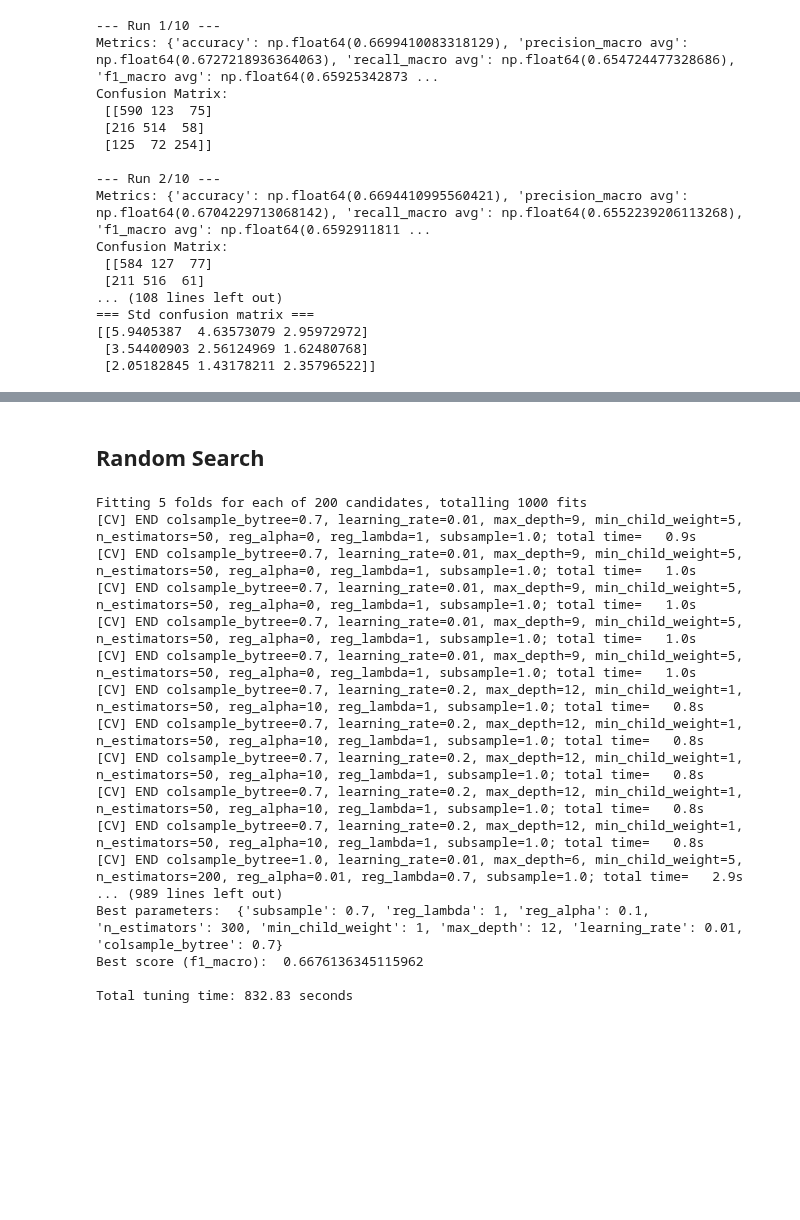
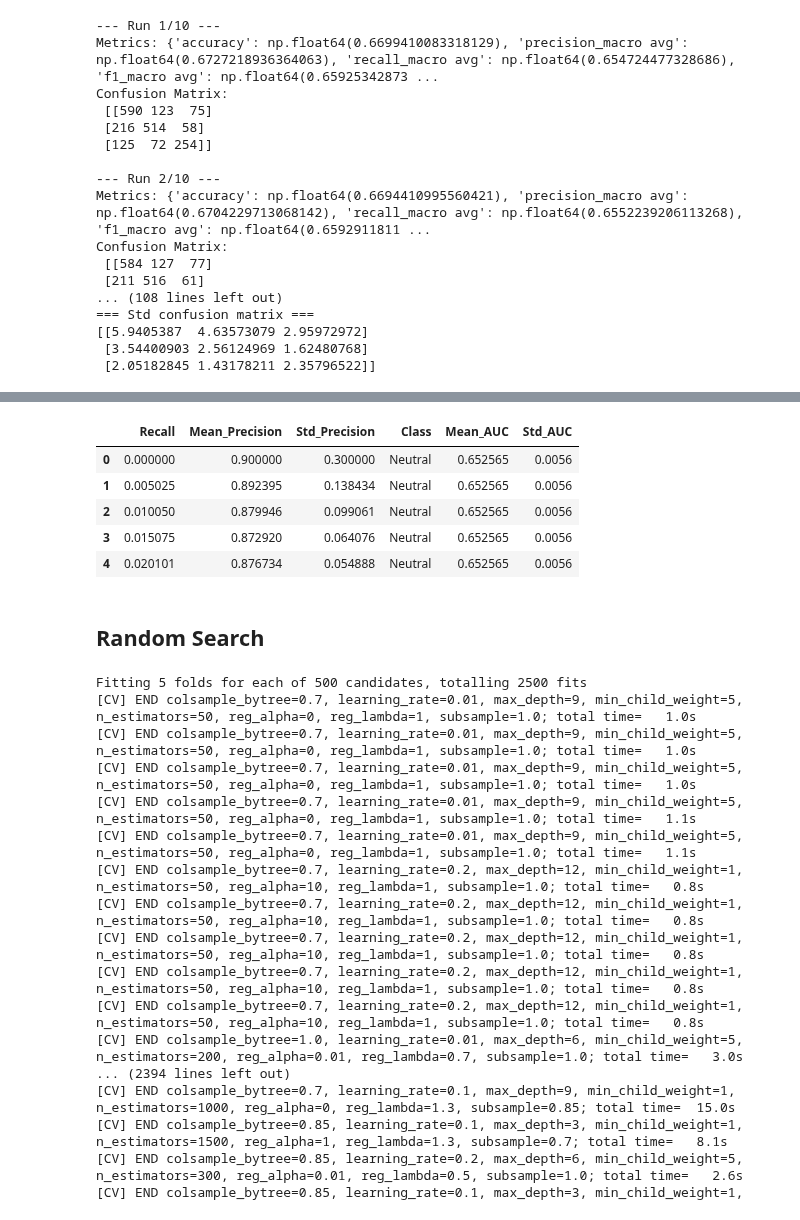
Before and after one commit to QuantitativeBiology/BECancerResistome, a Jupyter notebook: BECancerResistome/Prediction/Classifier_2.ipynb, the cells around one changed output, grey strips where cells are left out. Cells and saved outputs as stored; diff of their text form; code cells hidden in the pictures; blank space fills up the shorter version.

```diff
--- a/BECancerResistome/Prediction/Classifier_2.ipynb
+++ b/BECancerResistome/Prediction/Classifier_2.ipynb
@@ -1109,3 +1168,12 @@ Sensitivity f1        : 0.608 ± 0.004
+# %%
+pr_curve_data_df.head()
+# %% [output]
+|  | Recall | Mean_Precision | Std_Precision | Class | Mean_AUC | Std_AUC |
+| 0 | 0.000000 | 0.900000 | 0.300000 | Neutral | 0.652565 | 0.0056 |
+| 1 | 0.005025 | 0.892395 | 0.138434 | Neutral | 0.652565 | 0.0056 |
+| 2 | 0.010050 | 0.879946 | 0.099061 | Neutral | 0.652565 | 0.0056 |
+| 3 | 0.015075 | 0.872920 | 0.064076 | Neutral | 0.652565 | 0.0056 |
+| 4 | 0.020101 | 0.876734 | 0.054888 | Neutral | 0.652565 | 0.0056 |
 # %% [markdown]
 ## Random Search
 # %%
@@ -1132,7 +1200,7 @@ cv = StratifiedKFold(n_splits=5, shuffle=True, random_state=1)
 random_search = RandomizedSearchCV(
     estimator=xgb,
     param_distributions=params,
-    n_iter=200,
+    n_iter=500,
     scoring="f1_macro",
     cv=cv,
     verbose=2,
@@ -1149,20 +1217,20 @@ print("Best parameters: ", random_search.best_params_)
 print("Best score (f1_macro): ", random_search.best_score_)
 print(f"\nTotal tuning time: {end - start:.2f} seconds")
 # %% [output]
-Fitting 5 folds for each of 200 candidates, totalling 1000 fits
-[CV] END colsample_bytree=0.7, learning_rate=0.01, max_depth=9, min_child_weight=5, n_estimators=50, reg_alpha=0, reg_lambda=1, subsample=1.0; total time=   0.9s
+Fitting 5 folds for each of 500 candidates, totalling 2500 fits
 [CV] END colsample_bytree=0.7, learning_rate=0.01, max_depth=9, min_child_weight=5, n_estimators=50, reg_alpha=0, reg_lambda=1, subsample=1.0; total time=   1.0s
 [CV] END colsample_bytree=0.7, learning_rate=0.01, max_depth=9, min_child_weight=5, n_estimators=50, reg_alpha=0, reg_lambda=1, subsample=1.0; total time=   1.0s
 [CV] END colsample_bytree=0.7, learning_rate=0.01, max_depth=9, min_child_weight=5, n_estimators=50, reg_alpha=0, reg_lambda=1, subsample=1.0; total time=   1.0s
-[CV] END colsample_bytree=0.7, learning_rate=0.01, max_depth=9, min_child_weight=5, n_estimators=50, reg_alpha=0, reg_lambda=1, subsample=1.0; total time=   1.0s
+[CV] END colsample_bytree=0.7, learning_rate=0.01, max_depth=9, min_child_weight=5, n_estimators=50, reg_alpha=0, reg_lambda=1, subsample=1.0; total time=   1.1s
+[CV] END colsample_bytree=0.7, learning_rate=0.01, max_depth=9, min_child_weight=5, n_estimators=50, reg_alpha=0, reg_lambda=1, subsample=1.0; total time=   1.1s
 [CV] END colsample_bytree=0.7, learning_rate=0.2, max_depth=12, min_child_weight=1, n_estimators=50, reg_alpha=10, reg_lambda=1, subsample=1.0; total time=   0.8s
 [CV] END colsample_bytree=0.7, learning_rate=0.2, max_depth=12, min_child_weight=1, n_estimators=50, reg_alpha=10, reg_lambda=1, subsample=1.0; total time=   0.8s
 [CV] END colsample_bytree=0.7, learning_rate=0.2, max_depth=12, min_child_weight=1, n_estimators=50, reg_alpha=10, reg_lambda=1, subsample=1.0; total time=   0.8s
 [CV] END colsample_bytree=0.7, learning_rate=0.2, max_depth=12, min_child_weight=1, n_estimators=50, reg_alpha=10, reg_lambda=1, subsample=1.0; total time=   0.8s
 [CV] END colsample_bytree=0.7, learning_rate=0.2, max_depth=12, min_child_weight=1, n_estimators=50, reg_alpha=10, reg_lambda=1, subsample=1.0; total time=   0.8s
-[CV] END colsample_bytree=1.0, learning_rate=0.01, max_depth=6, min_child_weight=5, n_estimators=200, reg_alpha=0.01, reg_lambda=0.7, subsample=1.0; total time=   2.9s
-... (989 lines left out)
-Best parameters:  {'subsample': 0.7, 'reg_lambda': 1, 'reg_alpha': 0.1, 'n_estimators': 300, 'min_child_weight': 1, 'max_depth': 12, 'learning_rate': 0.01, 'colsample_bytree': 0.7}
-Best score (f1_macro):  0.6676136345115962
-
-Total tuning time: 832.83 seconds
+[CV] END colsample_bytree=1.0, learning_rate=0.01, max_depth=6, min_child_weight=5, n_estimators=200, reg_alpha=0.01, reg_lambda=0.7, subsample=1.0; total time=   3.0s
+... (2394 lines left out)
+[CV] END colsample_bytree=0.7, learning_rate=0.1, max_depth=9, min_child_weight=1, n_estimators=1000, reg_alpha=0, reg_lambda=1.3, subsample=0.85; total time=  15.0s
+[CV] END colsample_bytree=0.85, learning_rate=0.1, max_depth=3, min_child_weight=1, n_estimators=1500, reg_alpha=1, reg_lambda=1.3, subsample=0.7; total time=   8.1s
+[CV] END colsample_bytree=0.85, learning_rate=0.2, max_depth=6, min_child_weight=5, n_estimators=300, reg_alpha=0.01, reg_lambda=0.5, subsample=1.0; total time=   2.6s
+[CV] END colsample_bytree=0.85, learning_rate=0.1, max_depth=3, min_child_weight=1,
```
Also changed, not shown: parts of 29 cells of this notebook, 2 other files.
